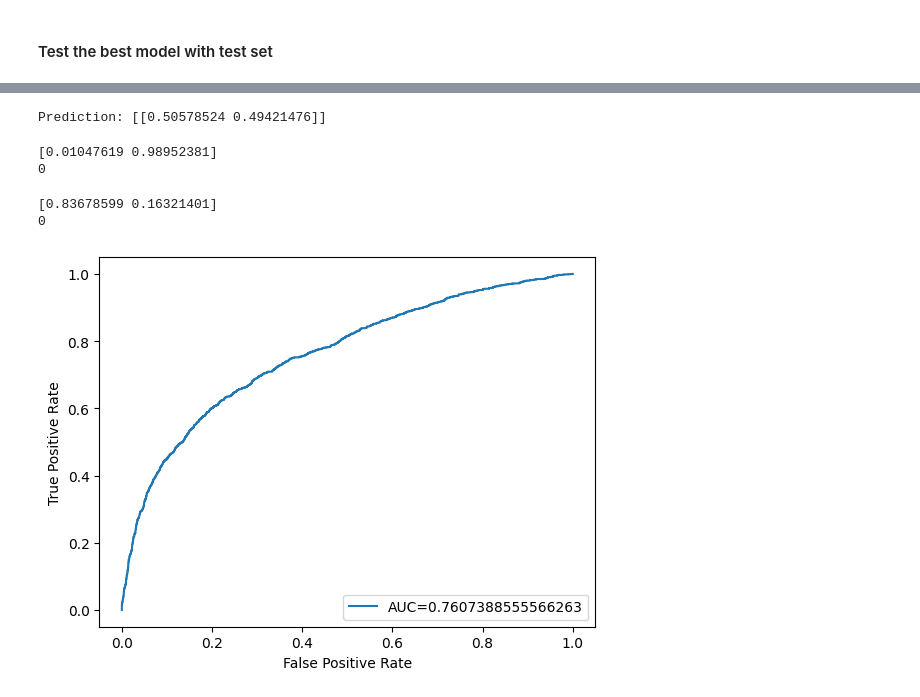
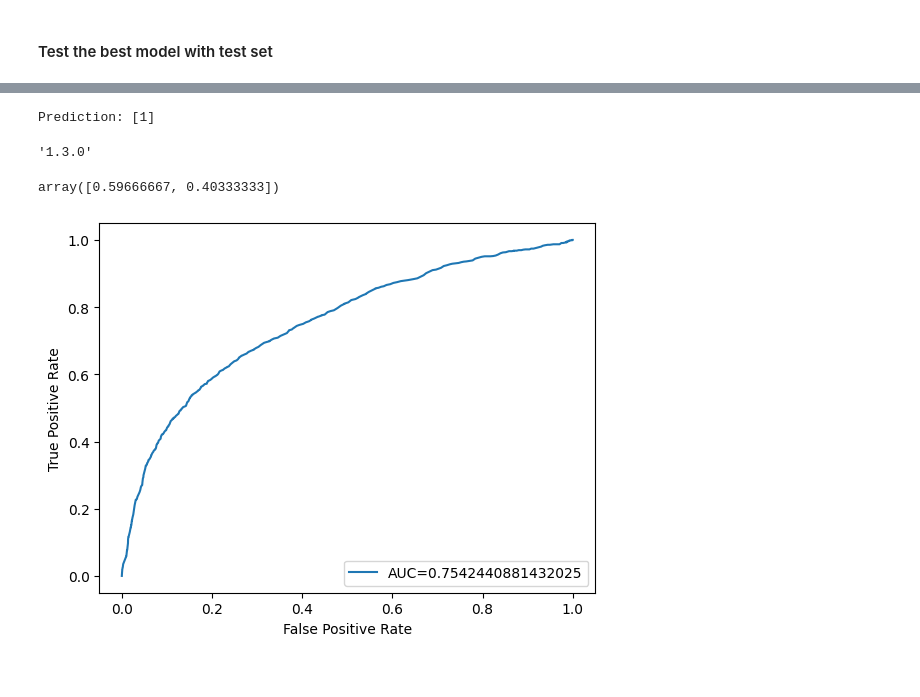
Before and after one commit to thamakornk-ait/BIA_project, a Jupyter notebook: model_with_feature-selection_one-hot/default_credit_card_model_with_downsampling.ipynb, the cells around one changed output, grey strips where cells are left out. Drawn from its saved outputs; the diff is of its cells as text; code cells hidden in the pictures.

```diff
--- a/model_with_feature-selection_one-hot/default_credit_card_model_with_downsampling.ipynb
+++ b/model_with_feature-selection_one-hot/default_credit_card_model_with_downsampling.ipynb
@@ -292,7 +302,7 @@ scaled_feature = ['LIMIT_BAL', 'BILL_AMT1', 'PAY_AMT1',
 
 scaler = StandardScaler()
 X_train[scaled_feature] = scaler.fit_transform(X_train[scaled_feature])
-X_test_scaled[scaled_feature]  = scaler.transform(X_test_scaled[scaled_feature])
+X_test[scaled_feature]  = scaler.transform(X_test[scaled_feature])
 # %%
 X_train
 # %% [output]
@@ -642,51 +634,47 @@ Name: 28694, dtype: float64
 # %%
-# data = {
-#     'LIMIT_BAL': -1.057768,
-#     'SEX': 0.000000,
-#     'EDUCATION_3': 0.000000,
-#     'MARRIAGE_1': 0.000000,
-#     'MARRIAGE_3': 0.000000,
-#     'PAY_0': 0.000000,
-#     'BILL_AMT1': -0.573077,
-#     'PAY_AMT1': -0.244136,
-#     'PAY_AMT2': -0.163118,
-#     'PAY_AMT3': -0.206019,
-#     'PAY_AMT4': -0.207358,
-#     'PAY_AMT5': -0.212487,
-#     'PAY_AMT6': -0.180973
-# }
-# X_single_data = pd.DataFrame(data, index=[0])
+data = {
+    'LIMIT_BAL': -1.057768,
+    'SEX': 0.000000,
+    'EDUCATION_3': 0.000000,
+    'MARRIAGE_1': 0.000000,
+    'MARRIAGE_3': 0.000000,
+    'PAY_0': 0.000000,
+    'BILL_AMT1': -0.573077,
+    'PAY_AMT1': -0.244136,
+    'PAY_AMT2': -0.163118,
+    'PAY_AMT3': -0.206019,
+    'PAY_AMT4': -0.207358,
+    'PAY_AMT5': -0.212487,
+    'PAY_AMT6': -0.180973
+}
+X_single_data = pd.DataFrame(data, index=[0])
 
-# # Predict using the single data point
-# ypred_single_data = model.predict_proba(X_single_data)
+# Predict using the single data point
+ypred_single_data = model.predict(X_single_data)
 
-# print("Prediction:", ypred_single_data)
+print("Prediction:", ypred_single_data)
 # %% [output]
-Prediction: [[0.50578524 0.49421476]]
+Prediction: [1]
+# %%
+import sklearn
+sklearn.__version__
+# %% [output]
+'1.3.0'
 # %%
-preds = model.predict_proba(X_test_scaled)[13,:]
-print(preds)
-print(y_test.iloc[0])
+preds = model.predict_proba(X_test)[2,:]
+preds
 # %% [output]
-[0.01047619 0.98952381]
-0
+array([0.59666667, 0.40333333])
-# %%
-preds = model.predict_proba(X_test_scaled)[16,:]
-print(preds)
-print(y_test.iloc[16])
-# %% [output]
-[0.83678599 0.16321401]
-0
 # %%
-y_pred_proba = model.predict_proba(X_test_scaled)[::,1]
+y_pred_proba = model.predict_proba(X_test)[::,1]
 fpr, tpr,  thresholds = roc_curve(y_test,  y_pred_proba)
 auc = roc_auc_score(y_test, y_pred_proba)
 
 #create ROC curve
 plt.plot(fpr,tpr,label="AUC="+str(auc))
 plt.ylabel('True Positive Rate')
 plt.xlabel('False Positive Rate')
 plt.legend(loc=4)
 plt.show()
 # %% [output]
-[figure, old version]
+[figure, new version]
```
Also changed, not shown: parts of 16 cells of this notebook.
